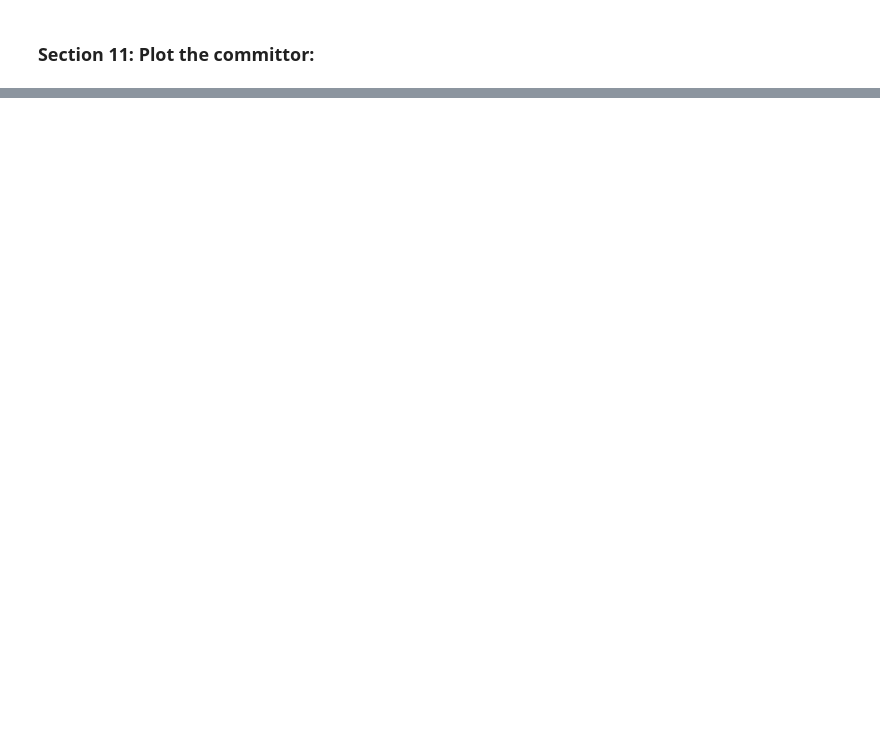
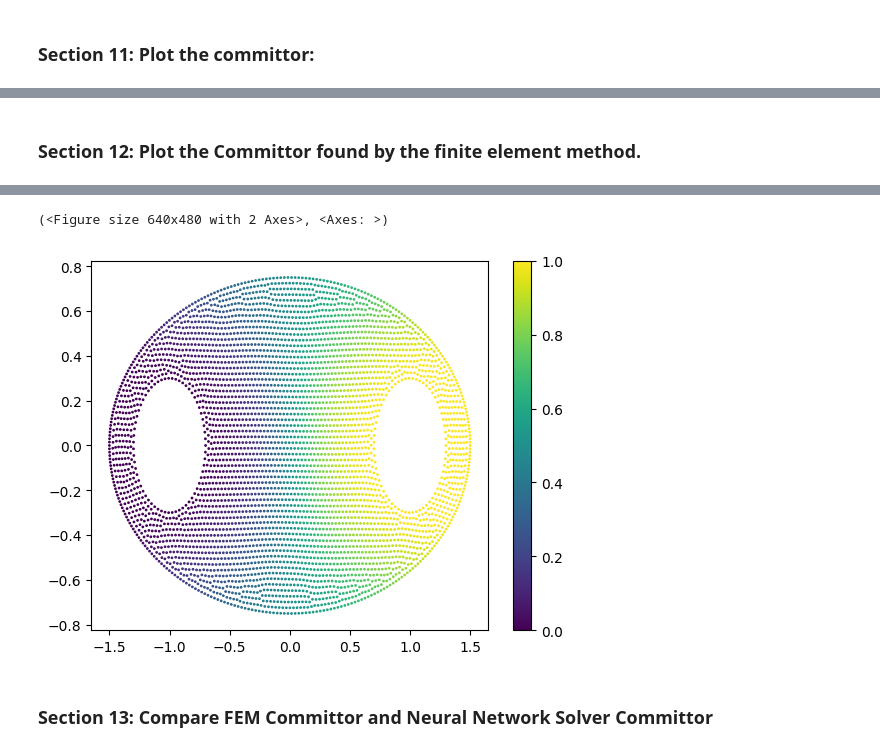
Before and after one commit to williamclarktennis/MaierSteinSolverRepo, a Jupyter notebook: notebooks/notebook.ipynb, the cells around one changed output, grey strips where cells are left out. Cells and saved outputs as stored; diff of their text form; code cells hidden in the pictures; blank space fills up the shorter version.

```diff
--- a/notebooks/notebook.ipynb
+++ b/notebooks/notebook.ipynb
@@ -169,0 +166,2 @@ plot_q()
+# %% [markdown]
+### Section 12: Plot the Committor found by the finite element method.
@@ -169,0 +171,3 @@ plot_q()
+# %%
+plot_q(f'{PROCESSED_DATA_DIR}/FEM_Commitor.csv')
+# %% [output]
@@ -169,0 +175,4 @@ plot_q()
+(<Figure size 640x480 with 2 Axes>, <Axes: >)
+[figure, added]
+# %% [markdown]
+### Section 13: Compare FEM Committor and Neural Network Solver Committor
```
Also changed, not shown: parts of 16 cells of this notebook.
